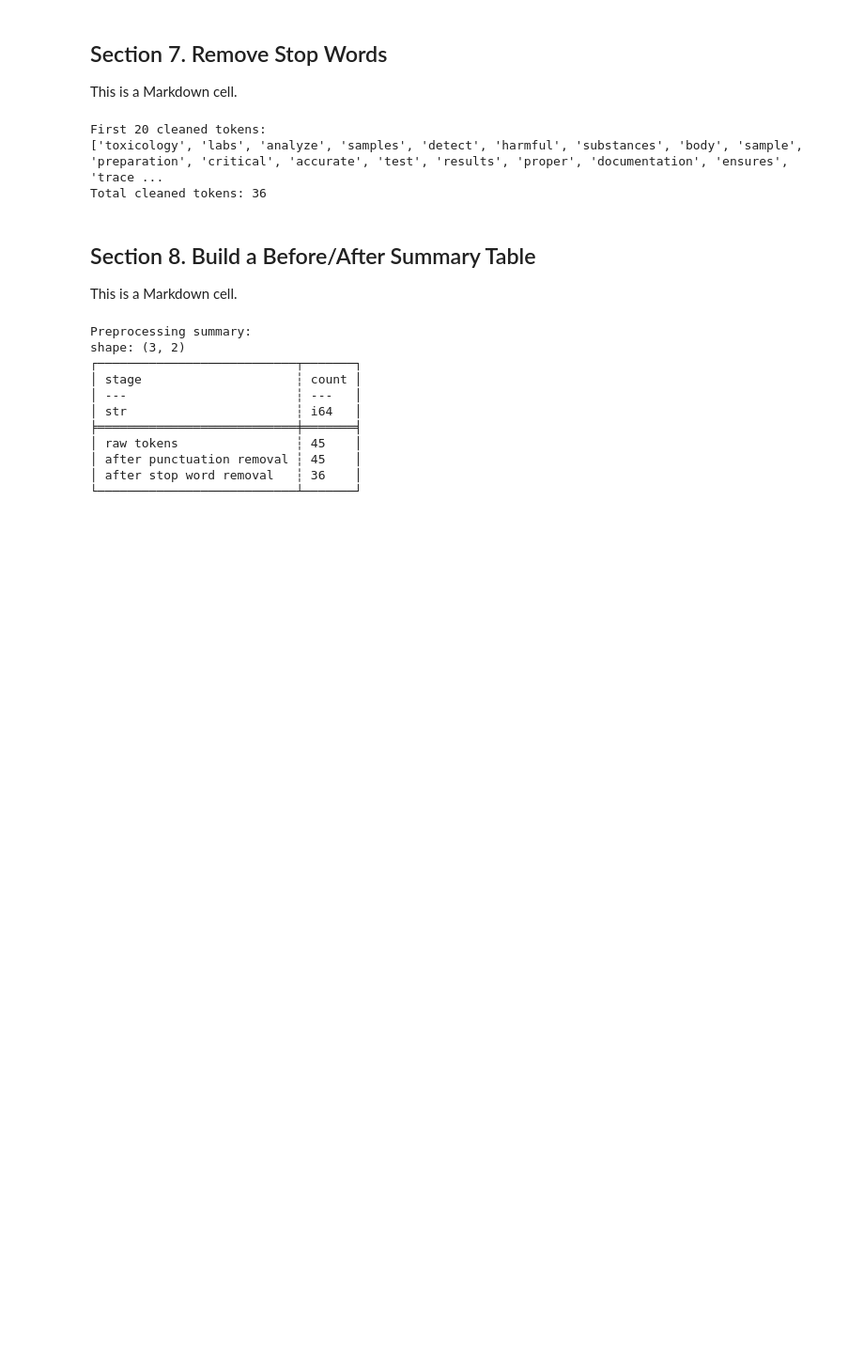
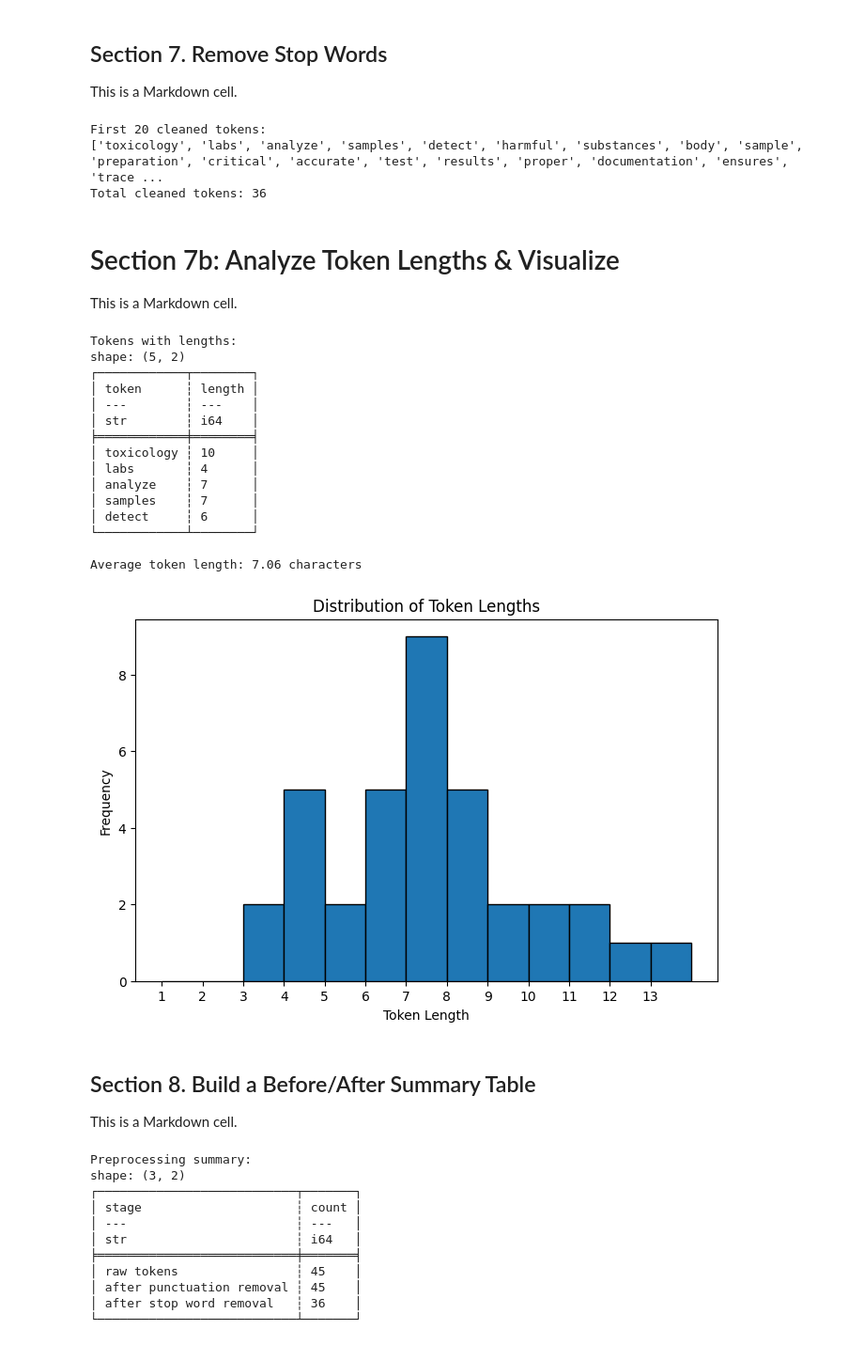
Before and after one commit to abeaderstadt/nlp-02-text-preprocessing, a Jupyter notebook: notebooks/text_preprocessing_beaderstadt.ipynb, the cells around one changed output. Shown at 94% size. Drawn from its saved outputs; the diff is of its cells as text; code cells hidden in the pictures; blank space fills up the shorter version.

Commit message:
Add token length histogram

```diff
--- a/notebooks/text_preprocessing_beaderstadt.ipynb
+++ b/notebooks/text_preprocessing_beaderstadt.ipynb
@@ -228,6 +228,50 @@ print(f"Total cleaned tokens: {count_of_clean_tokens:,}")
 First 20 cleaned tokens:
 ['toxicology', 'labs', 'analyze', 'samples', 'detect', 'harmful', 'substances', 'body', 'sample', 'preparation', 'critical', 'accurate', 'test', 'results', 'proper', 'documentation', 'ensures', 'trace ...
 Total cleaned tokens: 36
+# %% [markdown]
+# Section 7b: Analyze Token Lengths & Visualize
+This is a Markdown cell.
+# %%
+# Create a Polars DataFrame with tokens and their lengths
+token_df = pl.DataFrame(
+    {"token": clean_tokens, "length": [len(token) for token in clean_tokens]}
+)
+
+# Show the first few rows
+print("Tokens with lengths:")
+print(token_df.head())
+
+# Compute average token length
+avg_length = token_df["length"].mean()
+print(f"\nAverage token length: {avg_length:.2f} characters")
+
+# Plot a histogram of token lengths
+plt.figure(figsize=(8, 5))
+plt.hist(
+    token_df["length"], bins=range(1, max(token_df["length"]) + 2), edgecolor='black'
+)
+plt.title("Distribution of Token Lengths")
+plt.xlabel("Token Length")
+plt.ylabel("Frequency")
+plt.xticks(range(1, max(token_df["length"]) + 1))
+plt.show()
+# %% [output]
+Tokens with lengths:
+shape: (5, 2)
+┌────────────┬────────┐
+│ token      ┆ length │
+│ ---        ┆ ---    │
+│ str        ┆ i64    │
+╞════════════╪════════╡
+│ toxicology ┆ 10     │
+│ labs       ┆ 4      │
+│ analyze    ┆ 7      │
+│ samples    ┆ 7      │
+│ detect     ┆ 6      │
+└────────────┴────────┘
+
+Average token length: 7.06 characters
+[figure, added]
 # %% [markdown]
 ## Section 8. Build a Before/After Summary Table
 
```
Also changed, not shown: parts of 2 cells of this notebook, 1 other file.
